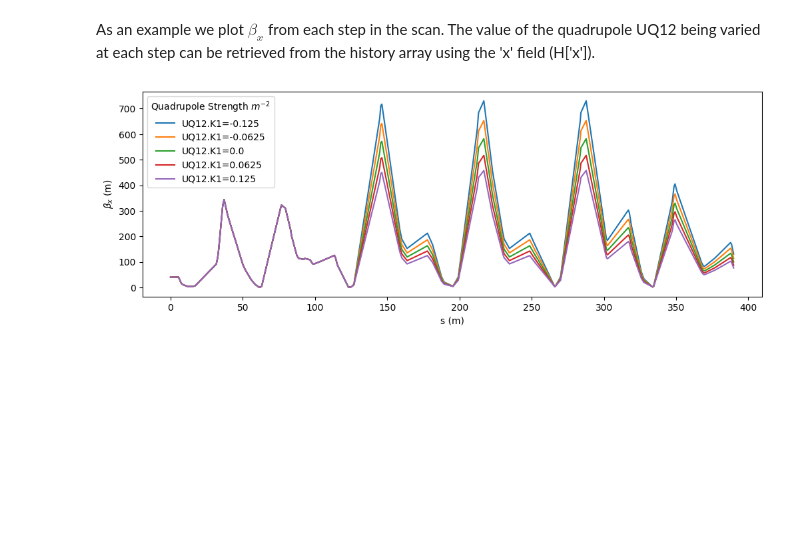
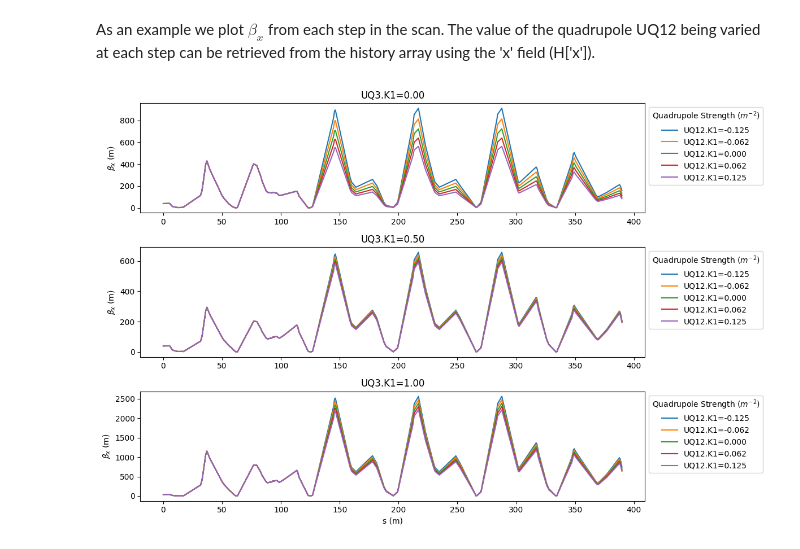
Before and after one commit to radiasoft/rsopt, a Jupyter notebook: examples/madx_parameter_scan/analyze_madx_scan.ipynb, the cells around one changed output. Cells and saved outputs as stored; diff of their text form; code cells hidden in the pictures; blank space fills up the shorter version.

Commit message:
adding analysis module and example usage for mad-x quad scan

```diff
--- a/examples/madx_parameter_scan/analyze_madx_scan.ipynb
+++ b/examples/madx_parameter_scan/analyze_madx_scan.ipynb
@@ -21,3 +20,2 @@ Get the base path from the config file where rsopt stored the data for each step
 # %%
-config = pkyaml.load_file('config_madx.yml')
-data_path = pathlib.Path(config['options']['run_dir'])
+results = analysis.load_results('./madx_scan/')
@@ -27,0 +26,3 @@ H = np.load('H_sample_config_madx_history_length=5_evals=5_workers=1.npy')
+# %%
+for res in results:
+    print(f"Simulation {res.sim_id} UQ3.K1 strength:", getattr(res, 'UQ3.K1'))
@@ -39 +55,18 @@ for worker, sim in zip(H['sim_worker'], H['sim_id']):
+# %%
+# Simulation file to be loaded from each job directory
+twiss_file_name = 'twiss.file.tfs'
+# %%
+for res in results:
+
+    # If you are looking at an ongoing run the sim_ended flag can be checked to filter out incomplete jobs.
+    if res.sim_ended:
+        _tfs_file = madx_parser.parse_tfs_file(
+            res.path.joinpath(twiss_file_name)
+        )
+
+        # Define a new attribute `twiss` for each BaseResult and store the loaded file data there
+        res.twiss = _tfs_file
+
+    else:
+        print(f'{res.sim_id} still running')
 # %% [markdown]
@@ -41,13 +84,20 @@ for worker, sim in zip(H['sim_worker'], H['sim_id']):
 # %% [markdown]
 As an example we plot $\beta_x$ from each step in the scan. The value of the quadrupole UQ12 being varied at each step can be retrieved from the history array using the 'x' field (H['x']).
 # %%
-plt.figure(figsize=(12, 4))
-for ff, k1 in zip(scan_twiss, H['x']):
-    plt.plot(np.array(ff['s'], float), np.array(ff['betx'], float), label=f'UQ12.K1={k1[0]}')
+fig, axes = plt.subplots(3, 1, figsize=(12, 8))
 
-plt.legend(title=r'Quadrupole Strength ($m^{-2}$)')
-plt.xlabel('s (m)')
-plt.ylabel(r'$\beta_x$ (m)')
+
+for ax, uq3k1 in zip(axes, np.linspace(0, 1, 3)):
+    res_list = results.range_query('UQ3.K1', low=uq3k1*0.999, high=uq3k1*1.0001)
+    ax.set_title(f'UQ3.K1={uq3k1:0.2f}')
+    for res in res_list:
+        ax.plot(np.array(res.twiss['s'], float), np.array(res.twiss['betx'], float), label='UQ12.K1={:0.3f}'.format(getattr(res, 'UQ12.K1')))
+
+    ax.legend(title=r'Quadrupole Strength ($m^{-2}$)', bbox_to_anchor=(1, 1))
+    ax.set_ylabel(r'$\beta_x$ (m)')
+
+axes[-1].set_xlabel('s (m)')
+plt.tight_layout()
 plt.show()
 # %% [output]
-[figure, old version]
+[figure, new version]
```
Also changed, not shown: parts of 16 cells of this notebook, 2 other files.
